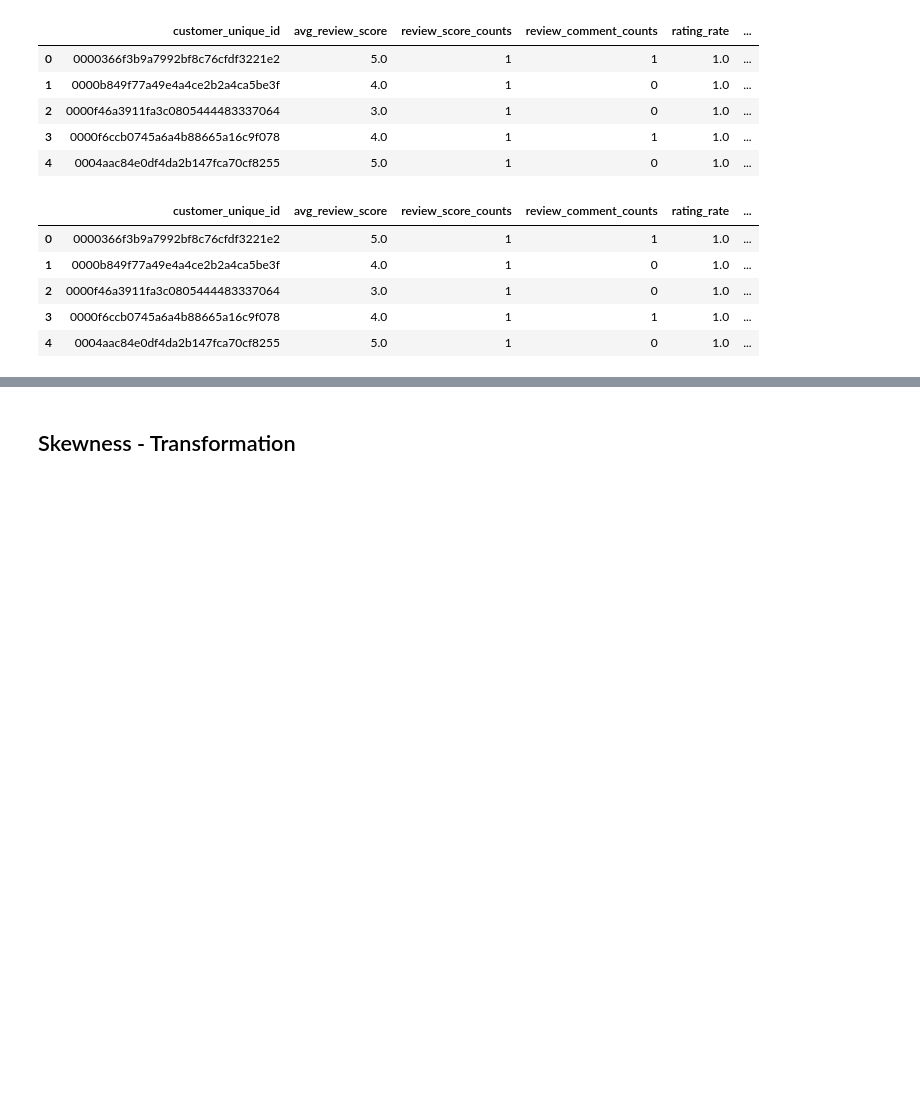
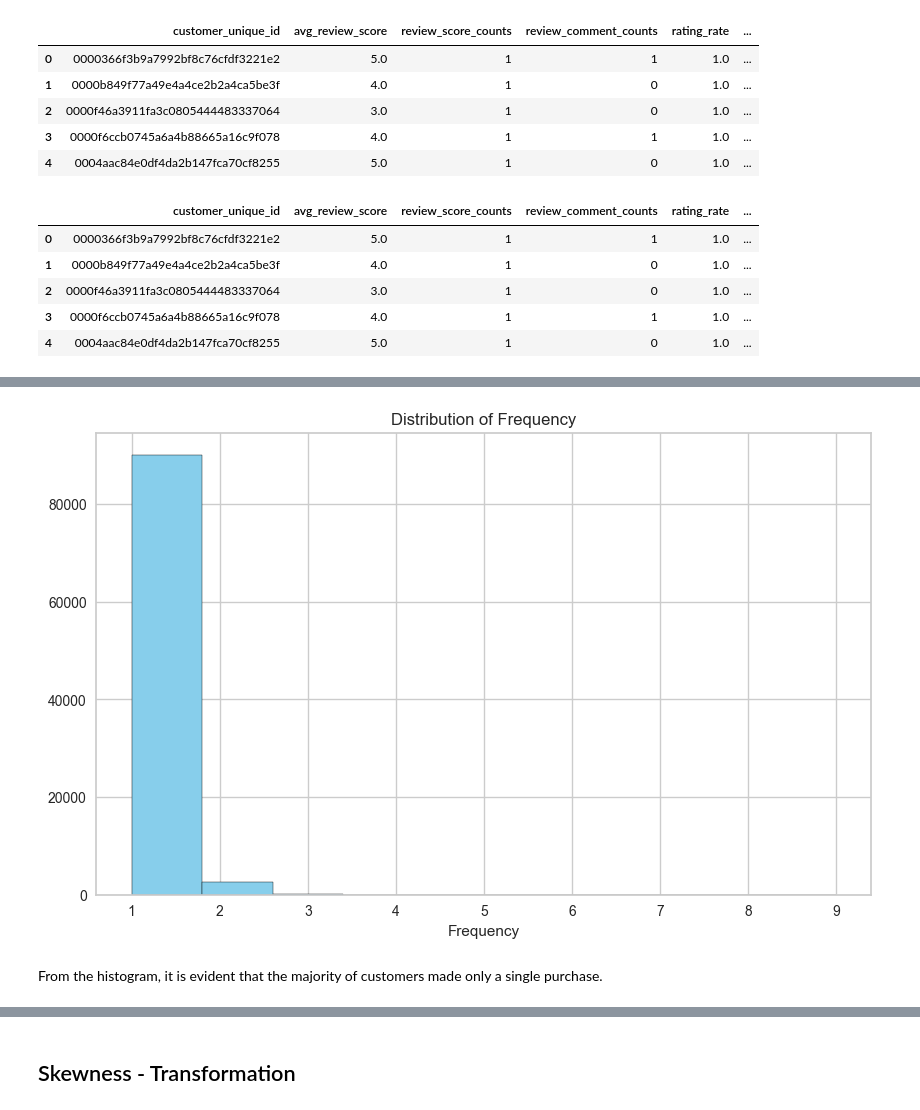
Before and after one commit to CherryLIUxj/Customer-Analysis-Based-On-Olist, a Jupyter notebook: SI618_projectIII.ipynb, the cells around one changed output, grey strips where cells are left out. Drawn from its saved outputs; the diff is of its cells as text; code cells hidden in the pictures; blank space fills up the shorter version.

```diff
--- a/SI618_projectIII.ipynb
+++ b/SI618_projectIII.ipynb
@@ -303,0 +358,18 @@ pd.read_csv('Generated_Dataset/customer_agg_4cluster_proc.csv').head()
+# %%
+customer_recency = customer_agg_r[['Recency']]
+kmeans = KMeans(n_clusters=3, random_state=618)
+kmeans.fit(customer_recency)
+customer_agg_rfm['RecencyCluster'] = kmeans.predict(customer_recency)
+
+#function for ordering cluster numbers
+def order_cluster(cluster_field_name, target_field_name,df,ascending):
+    new_cluster_field_name = 'new_' + cluster_field_name
+    df_new = df.groupby(cluster_field_name)[target_field_name].mean().reset_index()
+    df_new = df_new.sort_values(by=target_field_name,ascending=ascending).reset_index(drop=True)
+    df_new['index'] = df_new.index
+    df_final = pd.merge(df,df_new[[cluster_field_name,'index']], on=cluster_field_name)
+    df_final = df_final.drop([cluster_field_name],axis=1)
+    df_final = df_final.rename(columns={"index":cluster_field_name})
+    return df_final
+
+customer_recency = order_cluster('RecencyCluster', 'Recency',customer_agg_rfm,False)
@@ -303,0 +390,3 @@ pd.read_csv('Generated_Dataset/customer_agg_4cluster_proc.csv').head()
+# %%
+customer_agg_f = customer_agg_rfm[['customer_unique_id', 'Frequency']]
+customer_agg_f.head()
@@ -303,0 +400,10 @@ pd.read_csv('Generated_Dataset/customer_agg_4cluster_proc.csv').head()
+# %%
+plt.figure(figsize=(10, 6))
+plt.hist(customer_agg_f['Frequency'], color='skyblue', edgecolor='black')
+plt.title('Distribution of Frequency')
+plt.xlabel('Frequency')
+plt.show()
+# %% [output]
+[figure, added]
+# %% [markdown]
+From the histogram, it is evident that the majority of customers made only a single purchase.
```
Also changed, not shown: parts of 62 cells of this notebook, 1 other file.
